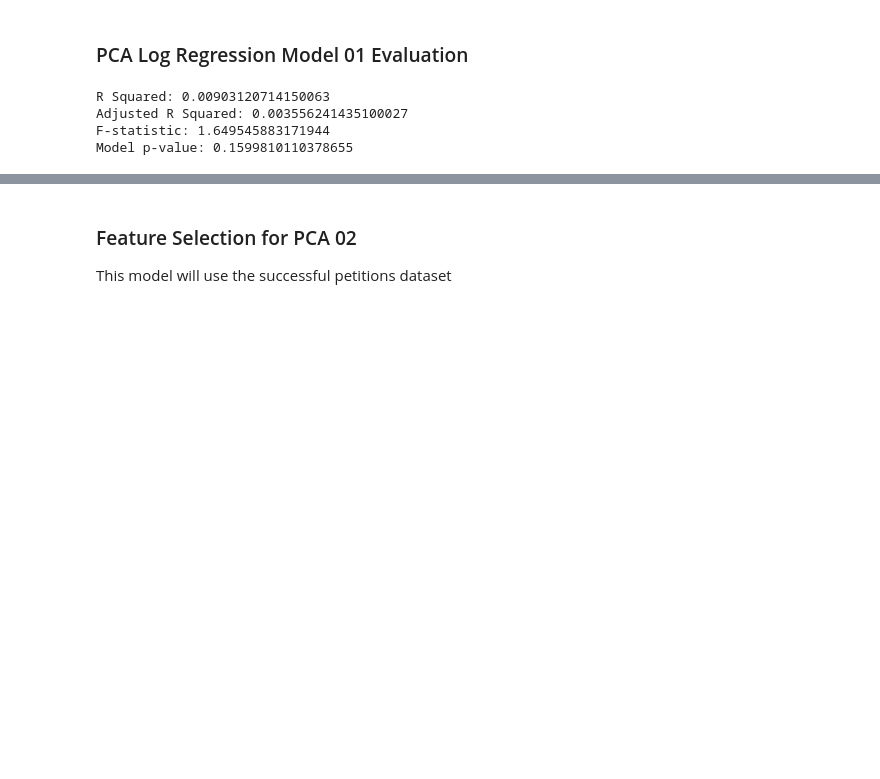
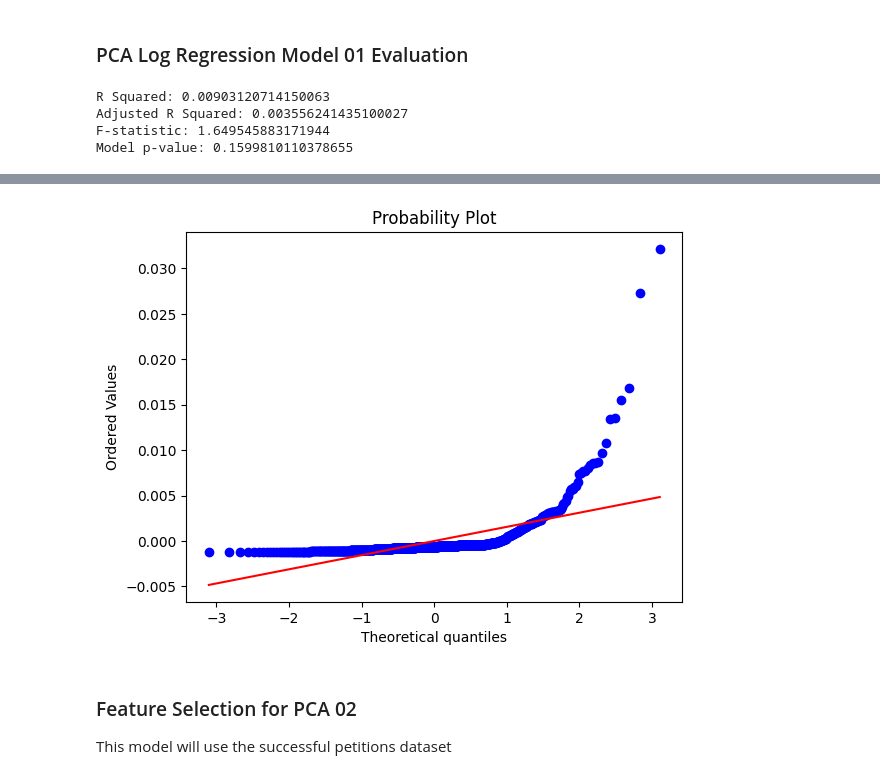
Before and after one commit to Matthew-Riddell/MSc-Dissertation, a Jupyter notebook: notebooks/07-pca.ipynb, the cells around one changed output, grey strips where cells are left out. Saved outputs shown, nothing was run; the diff lists cells and outputs as text; code cells hidden in the pictures; blank space fills up the shorter version.

```diff
--- a/notebooks/07-pca.ipynb
+++ b/notebooks/07-pca.ipynb
@@ -602,3 +641,9 @@ Model p-value: 0.1599810110378655
+# %%
+stats.probplot(residuals_log_01, dist="norm", plot=plt)
+
+plt.show()
+# %% [output]
+[figure, added]
 # %% [markdown]
 ### Feature Selection for PCA 02
 
```
Also changed, not shown: parts of 23 cells of this notebook, 1 other file.
